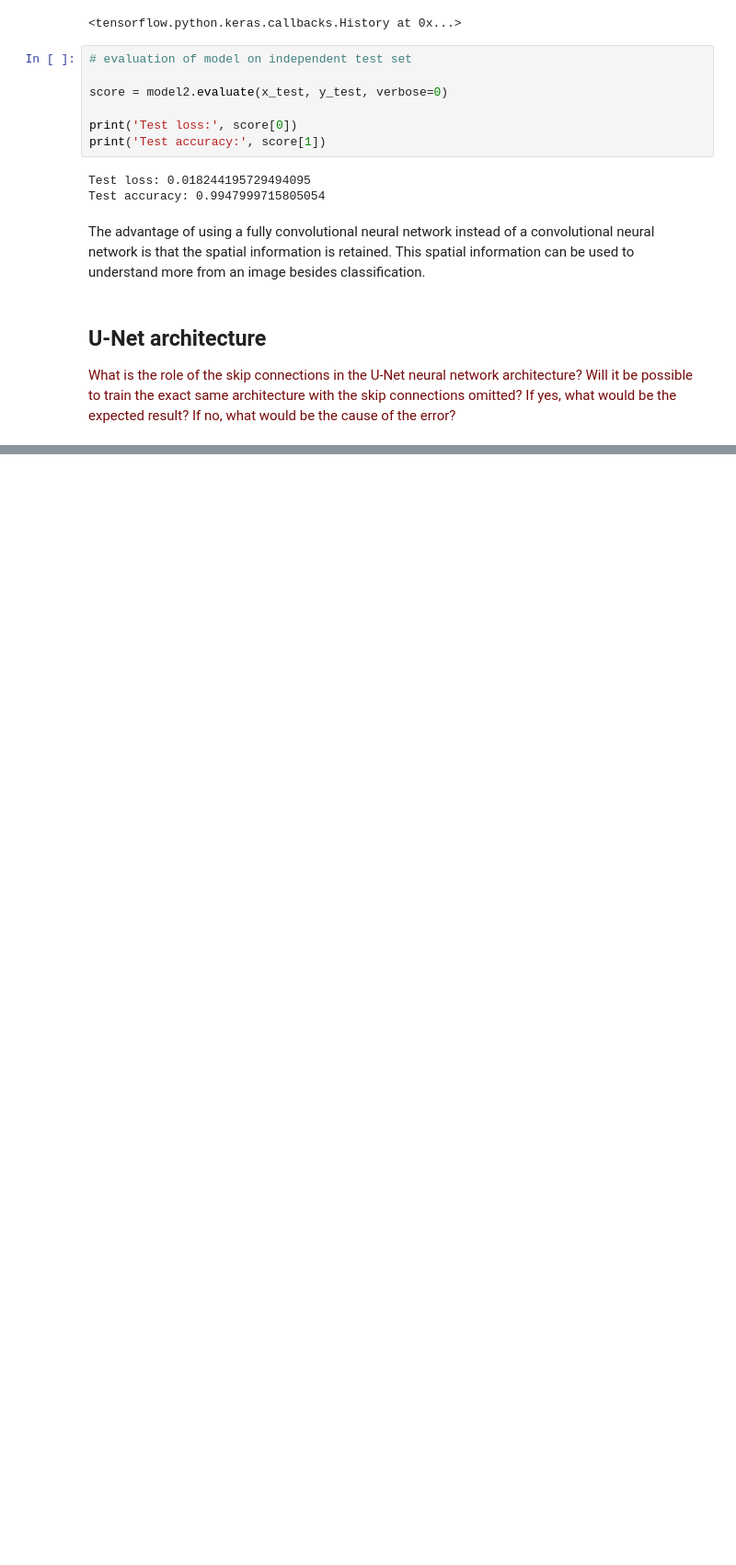
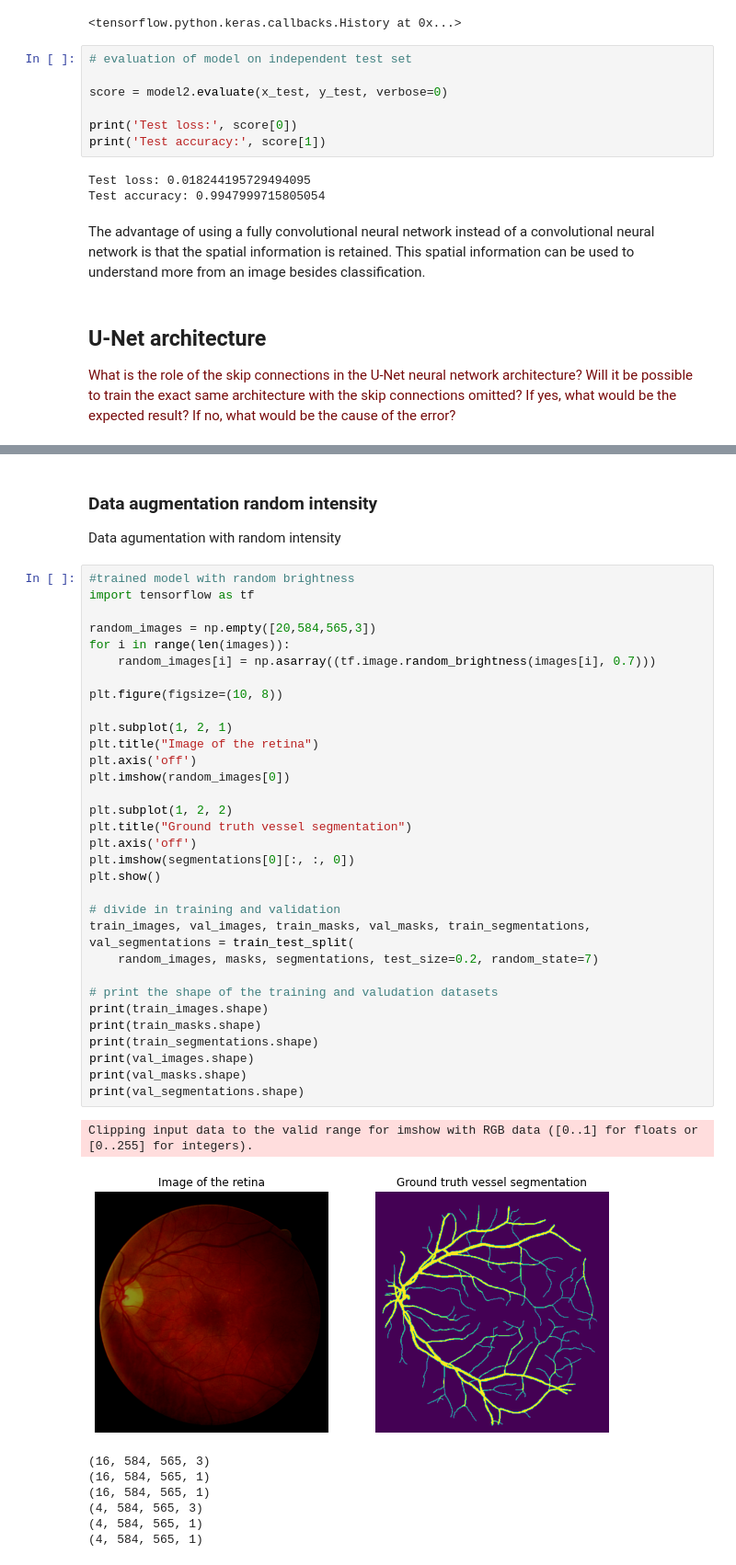
Before and after one commit to langestefan/8dm50-machine-learning, a Jupyter notebook: practicals/week_5.ipynb, the cells around one changed output, grey strips where cells are left out. Shown at 92% size. Cells and saved outputs as stored; diff of their text form; blank space fills up the shorter version.

Commit message:
Update week 5 Data augmentation

```diff
--- a/practicals/week_5.ipynb
+++ b/practicals/week_5.ipynb
@@ -442,3 +477,48 @@ The advantage of using a fully convolutional neural network instead of a convolu
 Implement random brightness augmentation of the image data by adding a random offset to the image intensity before passing them trough the network at training time. Train a model with random brightness augmentation and compare it to the baseline above.
 
 Implement data augmentation procedure that in addition to brightness augmentation also performs b-spline geometric augmentation using the [`gryds`](https://github.com/tueimage/gryds) package (you can look at the documentation of the package for an example on how to do that). Compare the new model with the baseline and the model that only performs brightness augmentation.
+# %% [markdown]
+### Data augmentation random intensity
+
+Data agumentation with random intensity
+# %%
+#trained model with random brightness
+import tensorflow as tf
+
+random_images = np.empty([20,584,565,3])
+for i in range(len(images)):
+    random_images[i] = np.asarray((tf.image.random_brightness(images[i], 0.7)))
+
+plt.figure(figsize=(10, 8))
+
+plt.subplot(1, 2, 1)
+plt.title("Image of the retina")
+plt.axis('off')
+plt.imshow(random_images[0])
+
+plt.subplot(1, 2, 2)
+plt.title("Ground truth vessel segmentation")
+plt.axis('off')
+plt.imshow(segmentations[0][:, :, 0])
+plt.show()
+
+# divide in training and validation
+train_images, val_images, train_masks, val_masks, train_segmentations, val_segmentations = train_test_split(
+    random_images, masks, segmentations, test_size=0.2, random_state=7)
+
+# print the shape of the training and valudation datasets
+print(train_images.shape)
+print(train_masks.shape)
+print(train_segmentations.shape)
+print(val_images.shape)
+print(val_masks.shape)
+print(val_segmentations.shape)
+# %% [output]
+Clipping input data to the valid range for imshow with RGB data ([0..1] for floats or [0..255] for integers).
+[figure, added]
+(16, 584, 565, 3)
+(16, 584, 565, 1)
+(16, 584, 565, 1)
+(4, 584, 565, 3)
+(4, 584, 565, 1)
+(4, 584, 565, 1)
```
Also changed, not shown: parts of 16 cells of this notebook.
